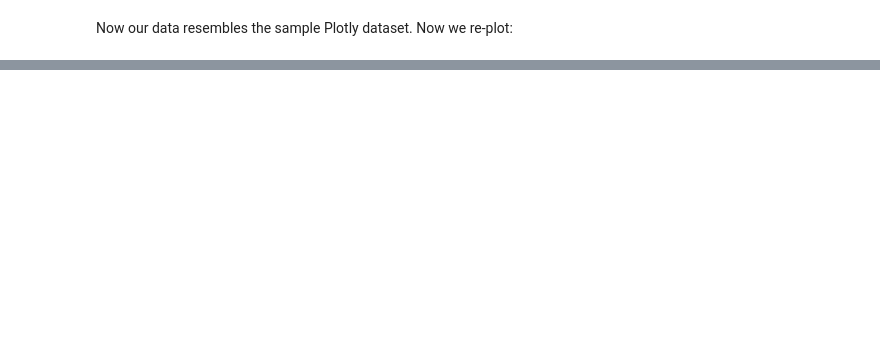
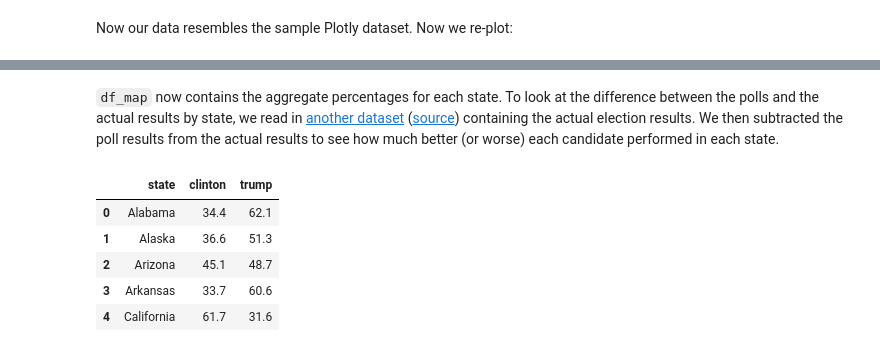
Before and after one commit to emmanduncan/election, a Jupyter notebook: Election 2016.ipynb, the cells around one changed output, grey strips where cells are left out. Saved outputs shown, nothing was run; the diff lists cells and outputs as text; code cells hidden in the pictures; blank space fills up the shorter version.

```diff
--- a/Election 2016.ipynb
+++ b/Election 2016.ipynb
@@ -860,0 +897,15 @@ In this plot, it is easy to locate consisted red and blue states (data points gr
+# %% [markdown]
+`df_map` now contains the aggregate percentages for each state. To look at the difference between the polls and the actual results by state, we read in [another dataset](../master/results.csv) ([source](https://simonrogers.net/2016/11/16/us-election-2016-how-to-download-county-level-results-data/)) containing the actual election results. We then subtracted the poll results from the actual results to see how much better (or worse) each candidate performed in each state.
+# %%
+#Reading in results.csv
+results = pd.read_csv('results.csv')
+results = results.sort_values('state')
+results = results.reset_index(drop=True)
+results.head()
+# %% [output]
+|  | state | clinton | trump |
+| 0 | Alabama | 34.4 | 62.1 |
+| 1 | Alaska | 36.6 | 51.3 |
+| 2 | Arizona | 45.1 | 48.7 |
+| 3 | Arkansas | 33.7 | 60.6 |
+| 4 | California | 61.7 | 31.6 |
```
Also changed, not shown: parts of 44 cells of this notebook.
